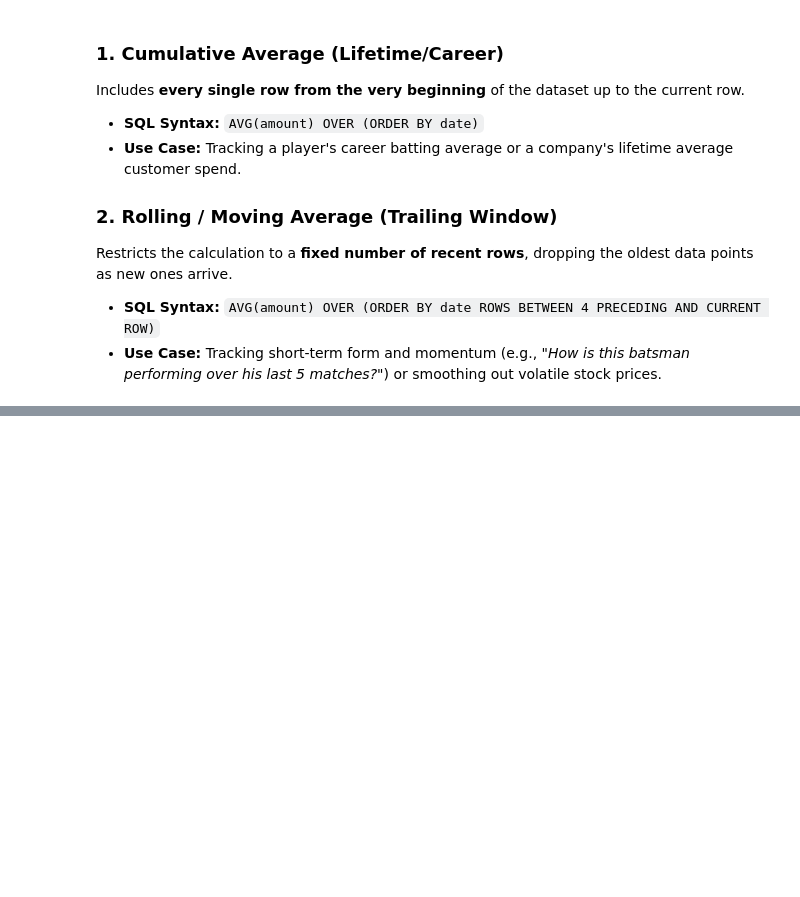
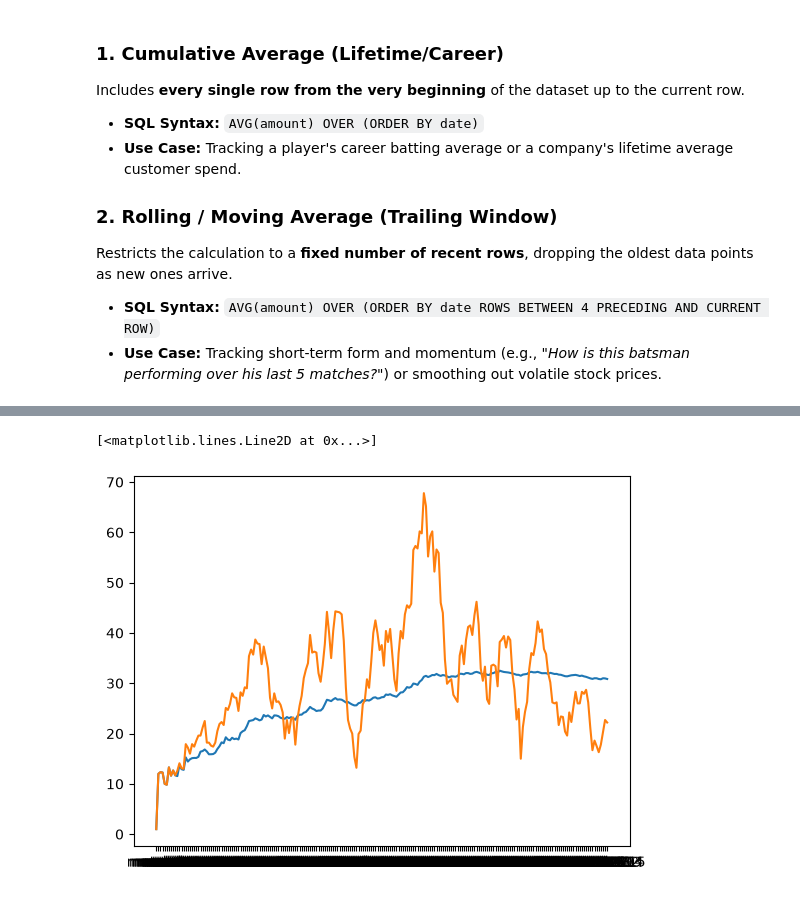
Before and after one commit to zaibgray/sql, a Jupyter notebook: 9_sql_windows_functions.ipynb, the cells around one changed output, grey strips where cells are left out. Saved outputs shown, nothing was run; the diff lists cells and outputs as text; code cells hidden in the pictures; blank space fills up the shorter version.

```diff
--- a/9_sql_windows_functions.ipynb
+++ b/9_sql_windows_functions.ipynb
@@ -320,0 +339,22 @@ Restricts the calculation to a **fixed number of recent rows**, dropping the old
+# %%
+# engine = create_engine("postgresql+psycopg2://postgres:your_password@localhost:5432/your_database_name")
+engine = create_engine("postgresql+psycopg2://postgres:root@localhost:5432/zaibgray")
+# %%
+query = """
+SELECT *
+FROM (
+    SELECT
+        'match-' || ROW_NUMBER() OVER (ORDER BY id) AS match_no,
+        SUM(batsman_run) AS runs_scored,
+        SUM(SUM(batsman_run)) OVER w AS career_runs,
+        AVG(SUM(batsman_run)) OVER w AS career_runs_avg,
+		AVG(SUM(batsman_run)) OVER(ROWS BETWEEN 9 PRECEDING AND CURRENT ROW) AS rolling_avg
+    FROM ipl
+    WHERE batter = 'V Kohli'
+    GROUP BY id
+	WINDOW w AS (ORDER BY id)
+)
+
+"""
+# %%
+df = pd.read_sql_query(query, con=engine)
@@ -320,0 +370,6 @@ Restricts the calculation to a **fixed number of recent rows**, dropping the old
+# %%
+plt.plot(df["match_no"], df["career_runs_avg"])
+plt.plot(df["match_no"], df["rolling_avg"])
+# %% [output]
+[<matplotlib.lines.Line2D at 0x...>]
+[figure, added]
```
Also changed, not shown: parts of 3 cells of this notebook.
